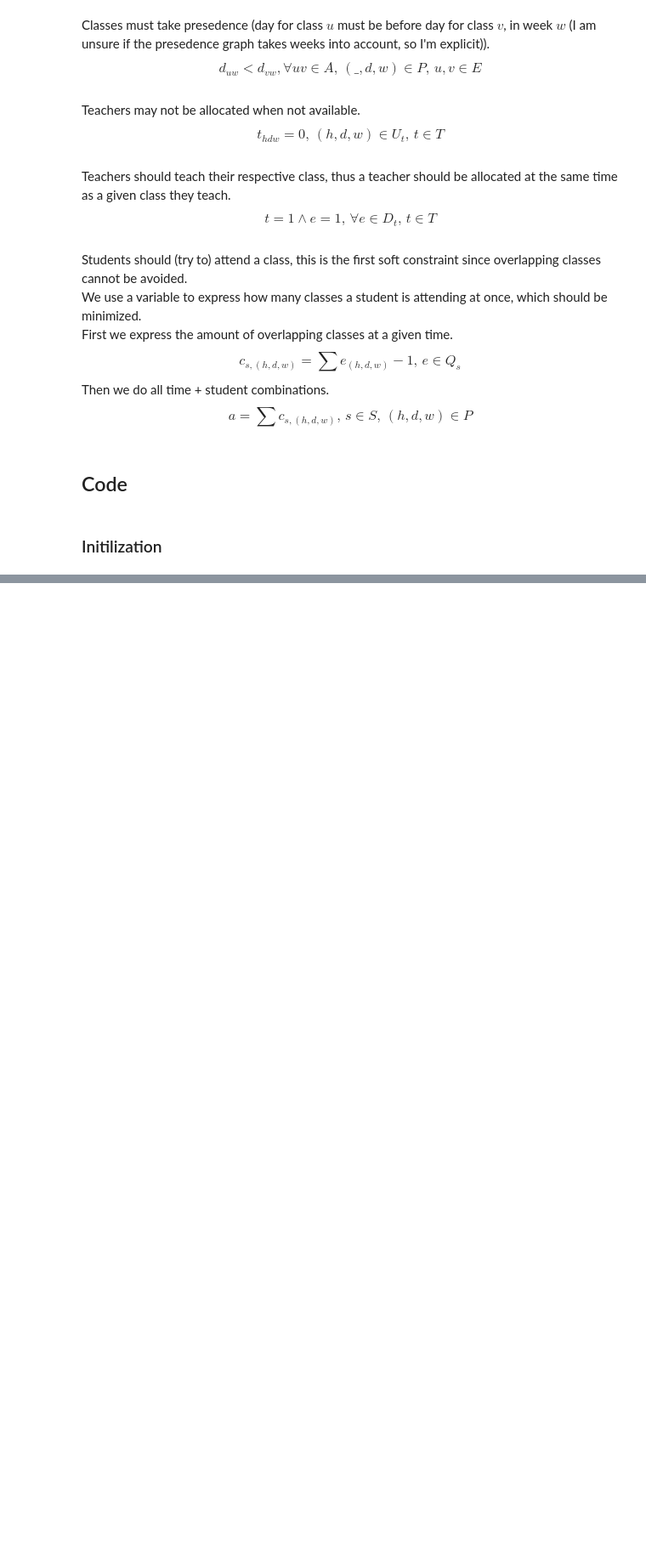
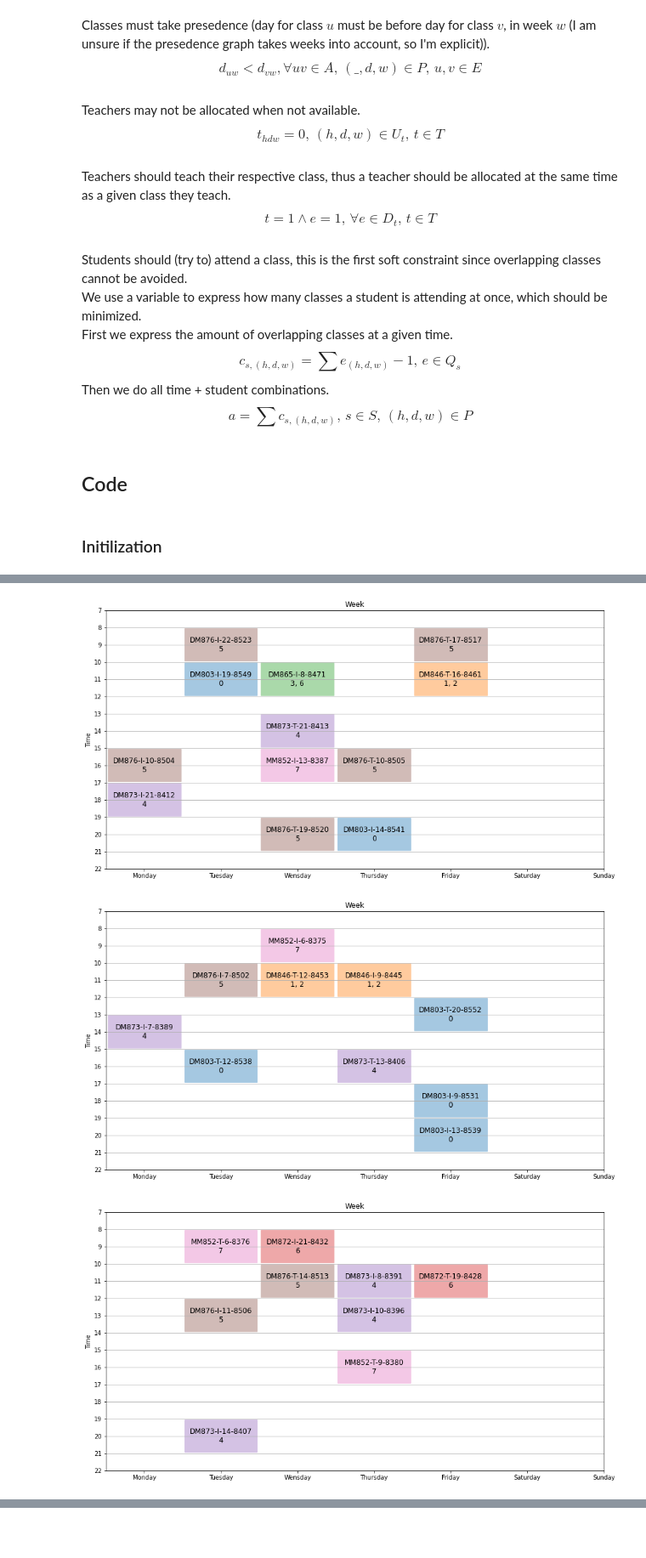
Before and after one commit to ValdemarGr/mathematical-opt-exercises, a Jupyter notebook: assignment-1/assignment.ipynb, the cells around one changed output, grey strips where cells are left out. Shown at 85% size. Cells and saved outputs as stored; diff of their text form; code cells hidden in the pictures; blank space fills up the shorter version.

```diff
--- a/assignment-1/assignment.ipynb
+++ b/assignment-1/assignment.ipynb
@@ -144,12 +158,13 @@ $$a = \sum c_{s,(h,d,w)}, \, s \in S, \, (h,d,w) \in P$$
 # %%
 import pyomo.environ as po
 import src.data as imp
+import time
 
-dataImporter = imp.Data("data/medium")
+dataImporter = imp.Data("data/small")
 
 slots = dataImporter.slots
 banned = dataImporter.banned
 events = dataImporter.events
 teachers = dataImporter.teachers
 students = dataImporter.students
-rooms = ["one", "two"]
+rooms = dataImporter.rooms
@@ -192,3 +301,4 @@ def prepareModel(events, students, teachers, slots, banned, rooms):
 # %%
-prepareModel(events, students, teachers, slots, banned, rooms)
+modelDataMapping = prepareModel(events, students, teachers, slots, banned, rooms)
+#modelDataMapping = prepareModel(test_events, {}, {}, test_slots, [], test_rooms)
 # %% [output]
@@ -197,0 +322,46 @@ Error thrown for Constraint 'overlap[1]'
+# %%
+import matplotlib.colors as mcolors
+
+color_map = {}
+
+colorsAsList = list(mcolors.TABLEAU_COLORS.items())
+
+for i, k in enumerate(events):
+    color_map[k] = colorsAsList[i]
+
+dayStart = 8
+
+def plotFor(week, room):
+    timeslots = [ [] for i in range(7) ]
+
+    # plot data
+    for e in modelDataMapping.E:
+        for r in modelDataMapping.R:
+            if r != room:
+                continue
+
+            for (h, d, w) in modelDataMapping.P:
+                if w != week:
+                    continue
+
+                value = po.value(modelDataMapping.model.x[e,r,h,d,w])
+
+                if value != 0:
+                    namedEvent = modelDataMapping.namedEvents[e]
+
+                    color = color_map[namedEvent[0]]
+
+                    teachersThatCanTeachThis = [str(teacherIdx) for teacherIdx in courseToTeacherMapping[e]]
+
+                    timeslots[d].append(Timeslot(h + dayStart, h + dayStart + namedEvent[1]["duration"], color, namedEvent[1]["id"] + "\n" + ", ".join(teachersThatCanTeachThis)))
+
+    plotWeek(timeslots, (7, 22))
+
+plotFor(week=6, room=1)
+plotFor(week=6, room=2)
+plotFor(week=6, room=3)
+plotFor(week=6, room=4)
+# %% [output]
+[figure, added]
+[figure, added]
+[figure, added]
@@ -197,0 +369,2 @@ Error thrown for Constraint 'overlap[1]'
+# %% [markdown]
+##
```
Also changed, not shown: parts of 11 cells of this notebook, 9 other files.
